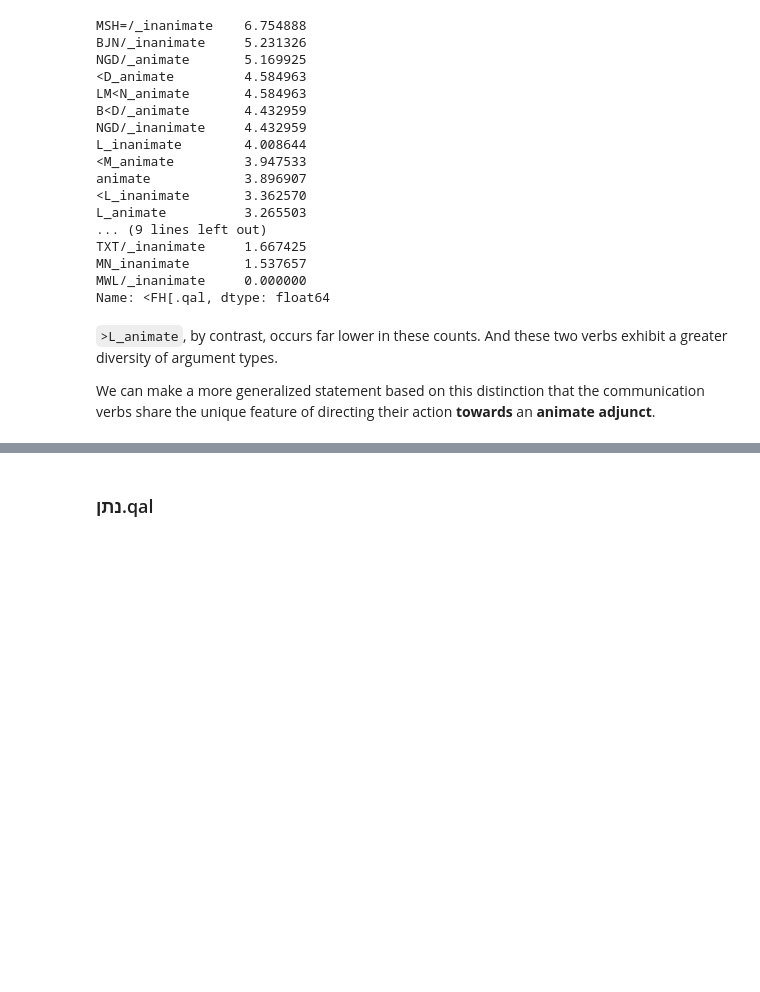
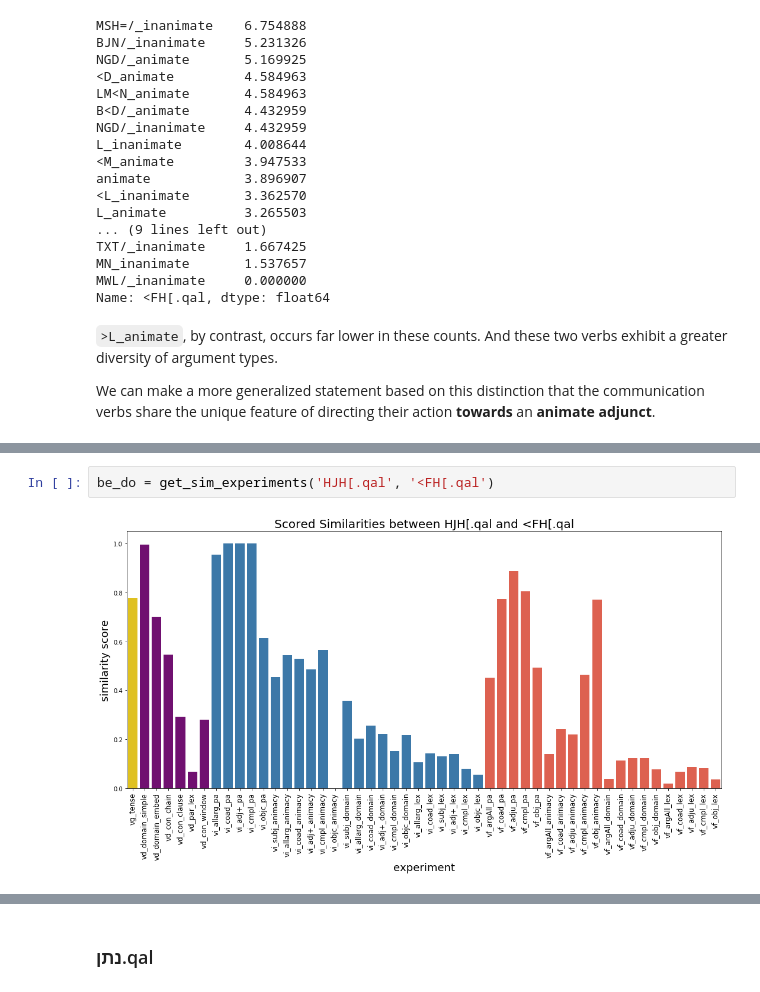
Before and after one commit to codykingham/verb_semantics, a Jupyter notebook: first_analysis.ipynb, the cells around one changed output, grey strips where cells are left out. Drawn from its saved outputs; the diff is of its cells as text; blank space fills up the shorter version.

```diff
--- a/first_analysis.ipynb
+++ b/first_analysis.ipynb
@@ -815,0 +834,4 @@ We can make a more generalized statement based on this distinction that the comm
+# %%
+be_do = get_sim_experiments('HJH[.qal', '<FH[.qal')
+# %% [output]
+[figure, added]
```
Also changed, not shown: parts of 7 cells of this notebook.
